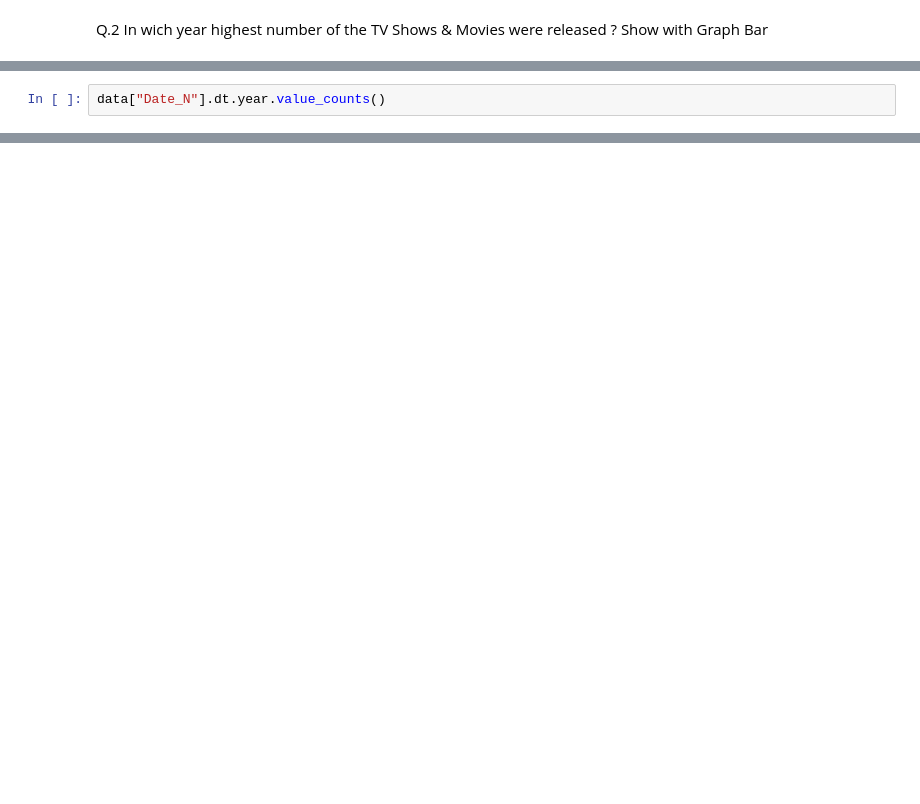
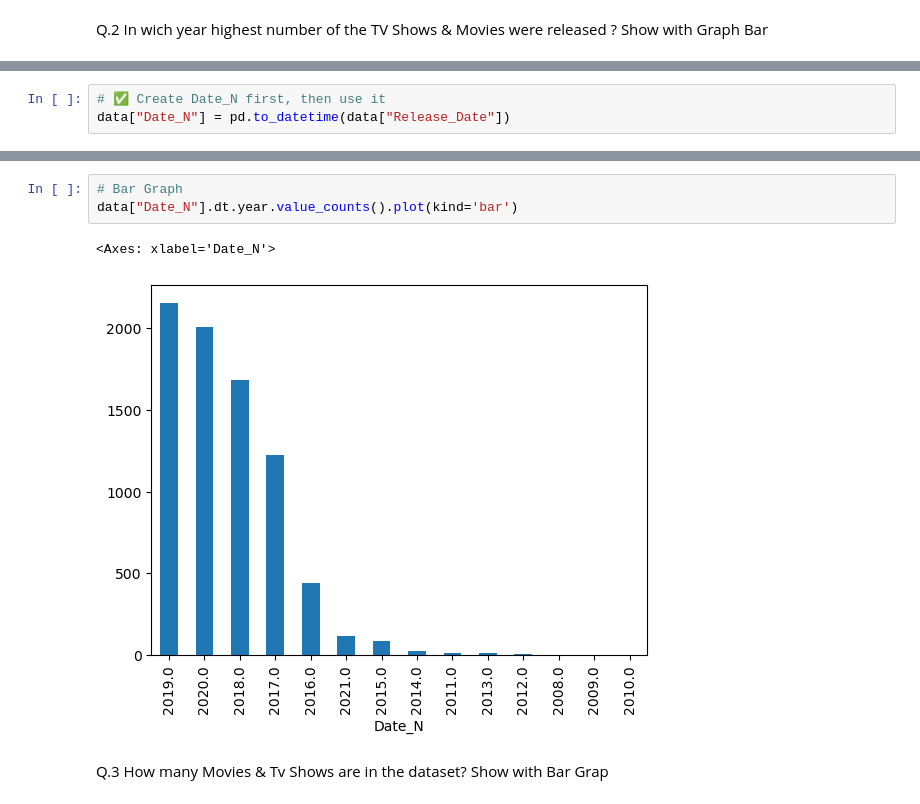
Before and after one commit to GilangPradnyana/UDEMY_PYTHON, a Jupyter notebook: PROJECT/NETFLIX PROJECT/netflix.ipynb, the cells around one changed output, grey strips where cells are left out. Cells and saved outputs as stored; diff of their text form; blank space fills up the shorter version.

```diff
--- a/PROJECT/NETFLIX PROJECT/netflix.ipynb
+++ b/PROJECT/NETFLIX PROJECT/netflix.ipynb
@@ -159,3 +160,4 @@ Description     object
 dtype: object
 # %%
-data["Date_N"].dt.year.value_counts()
+# ✅ Create Date_N first, then use it
+data["Date_N"] = pd.to_datetime(data["Release_Date"])
@@ -163,0 +192,8 @@ KeyError: 'Date_N'
+# %%
+# Bar Graph
+data["Date_N"].dt.year.value_counts().plot(kind='bar')
+# %% [output]
+<Axes: xlabel='Date_N'>
+[figure, added]
+# %% [markdown]
+Q.3 How many Movies & Tv Shows are in the dataset? Show with Bar Grap
```
Also changed, not shown: parts of 9 cells of this notebook, 1 other file.
